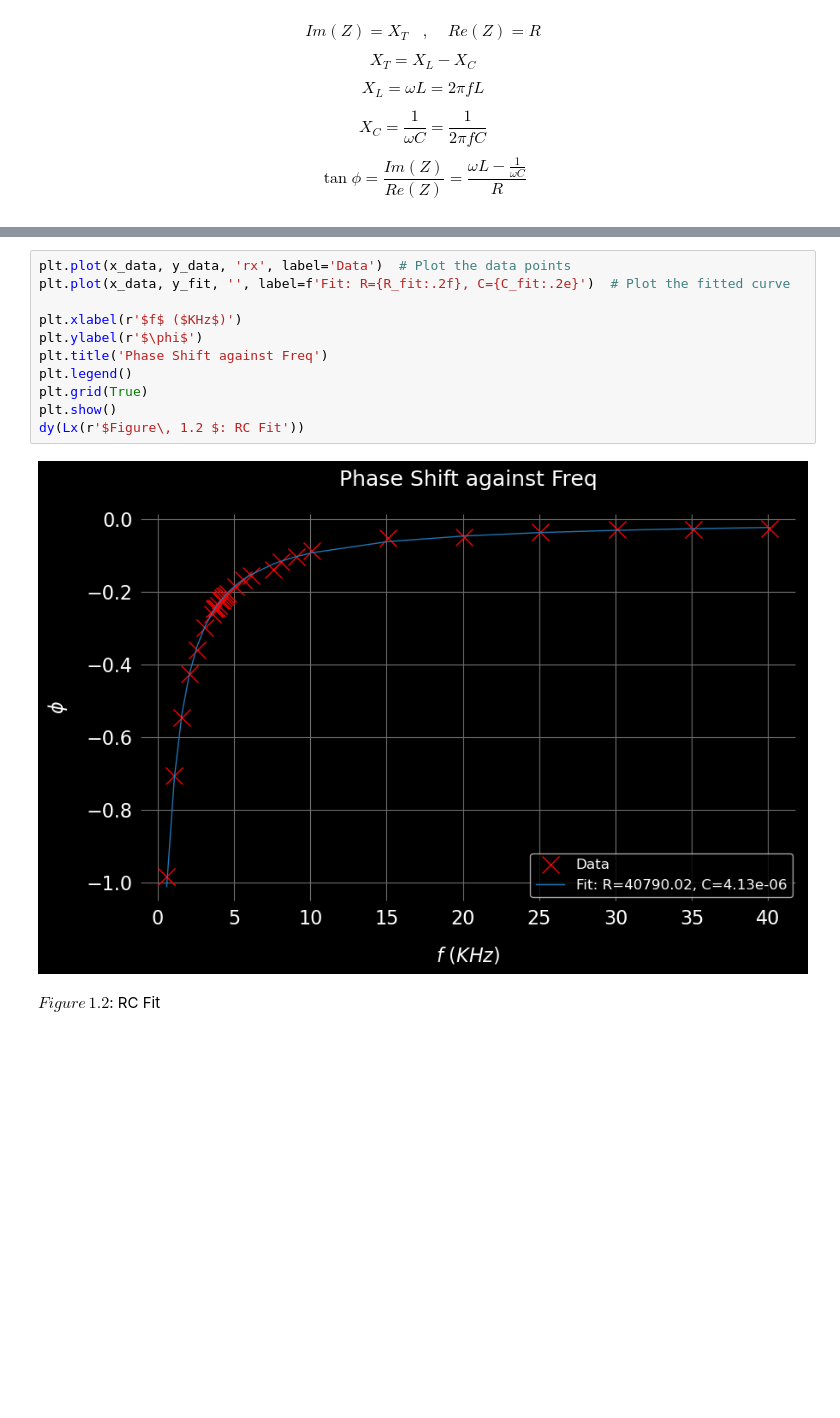
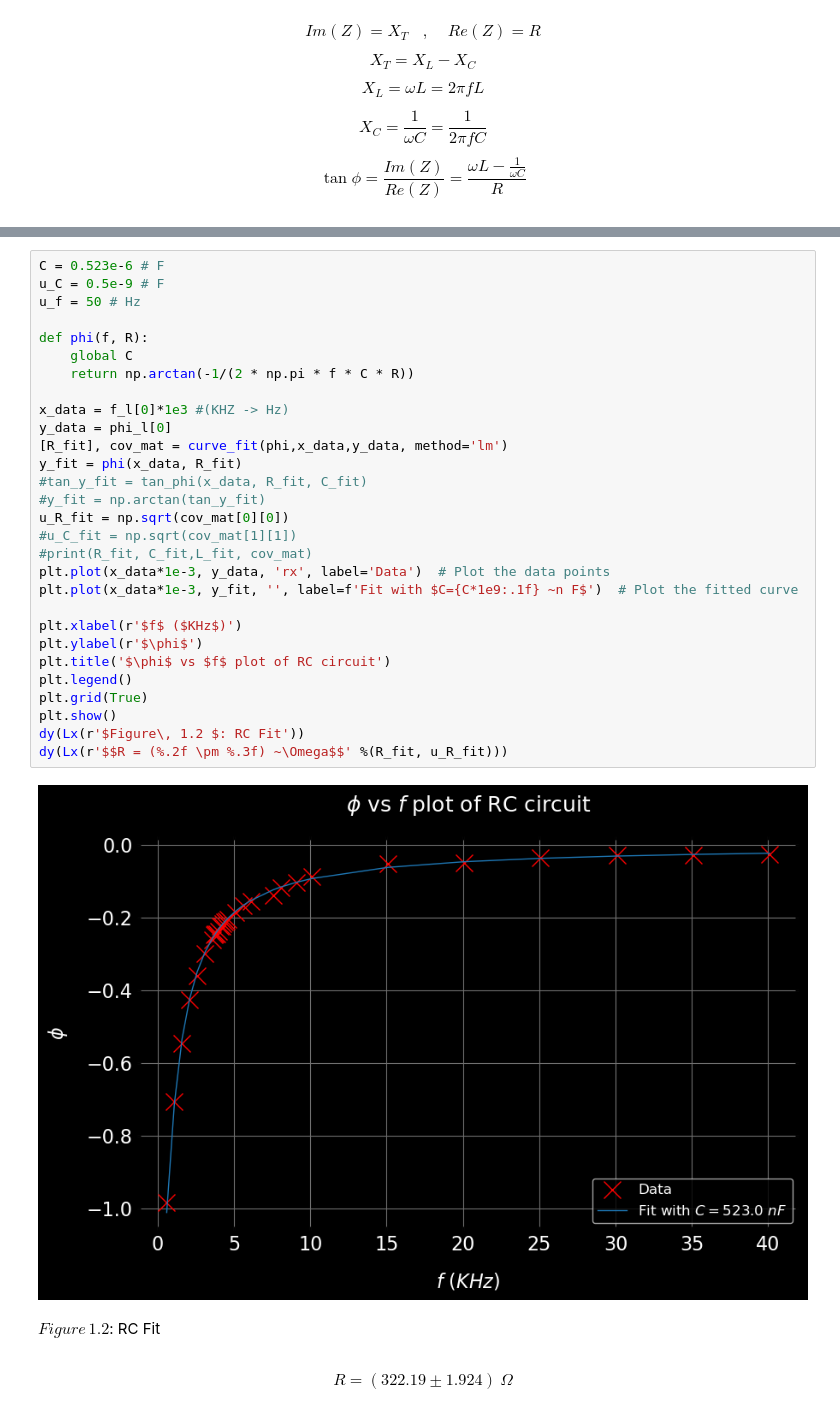
Before and after one commit to edhar98/Lab2, a Jupyter notebook: E11/E11e.ipynb, the cells around one changed output, grey strips where cells are left out. Drawn from its saved outputs; the diff is of its cells as text; blank space fills up the shorter version.

```diff
--- a/E11/E11e.ipynb
+++ b/E11/E11e.ipynb
@@ -233,15 +202,34 @@ y_data = -0.02854888206253506, y_fit = -0.03136421842174909
 # %%
-plt.plot(x_data, y_data, 'rx', label='Data')  # Plot the data points
-plt.plot(x_data, y_fit, '', label=f'Fit: R={R_fit:.2f}, C={C_fit:.2e}')  # Plot the fitted curve
+C = 0.523e-6 # F
+u_C = 0.5e-9 # F
+u_f = 50 # Hz
+
+def phi(f, R):
+    global C
+    return np.arctan(-1/(2 * np.pi * f * C * R))
+
+x_data = f_l[0]*1e3 #(KHZ -> Hz)
+y_data = phi_l[0]
+[R_fit], cov_mat = curve_fit(phi,x_data,y_data, method='lm')
+y_fit = phi(x_data, R_fit)
+#tan_y_fit = tan_phi(x_data, R_fit, C_fit)
+#y_fit = np.arctan(tan_y_fit)
+u_R_fit = np.sqrt(cov_mat[0][0])
+#u_C_fit = np.sqrt(cov_mat[1][1])
+#print(R_fit, C_fit,L_fit, cov_mat)
+plt.plot(x_data*1e-3, y_data, 'rx', label='Data')  # Plot the data points
+plt.plot(x_data*1e-3, y_fit, '', label=f'Fit with $C={C*1e9:.1f} ~n F$')  # Plot the fitted curve
 
 plt.xlabel(r'$f$ ($KHz$)')
 plt.ylabel(r'$\phi$')
-plt.title('Phase Shift against Freq')
+plt.title('$\phi$ vs $f$ plot of RC circuit')
 plt.legend()
 plt.grid(True)
 plt.show()
 dy(Lx(r'$Figure\, 1.2 $: RC Fit'))
+dy(Lx(r'$$R = (%.2f \pm %.3f) ~\Omega$$' %(R_fit, u_R_fit)))
 # %% [output]
-[figure, old version]
+[figure, new version]
 $Figure\, 1.2 $: RC Fit
+$$R = (322.19 \pm 1.924) ~\Omega$$
 # %% [markdown]
```
Also changed, not shown: parts of 35 cells of this notebook.
